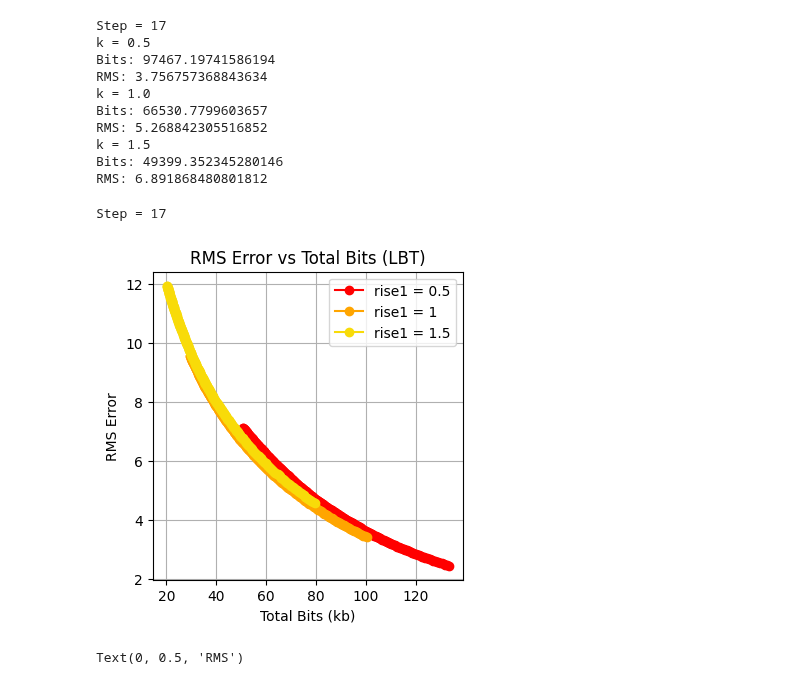
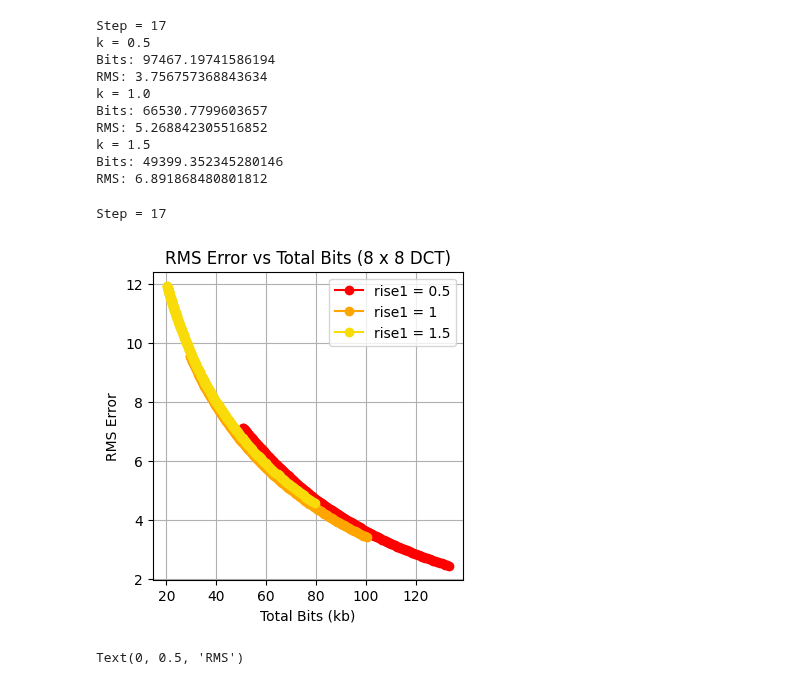
Before and after one commit to AndrewKeYanzhe/cued_sf2_lab-master, a Jupyter notebook: 11 Centre-clipped DCT.ipynb, the cells around one changed output. Drawn from its saved outputs; the diff is of its cells as text; code cells hidden in the pictures.

Commit message:
Fix typo in title

```diff
--- a/11 Centre-clipped DCT.ipynb
+++ b/11 Centre-clipped DCT.ipynb
@@ -109,35 +109,35 @@ for r in k_list:
 
     total_bits_list_vary_rise1.append(tot_bits_list)
     rms_error_list_vary_rise1.append(rms_list)
 
 colors = ['b', 'g', 'r', 'c', 'm', 'y', 'k', 'w',
           'blue', 'green', 'red', 'cyan', 'magenta', 'yellow', 'black', 'white',
           'navy', 'purple', 'or÷ange', 'teal', 'lime', 'brown', 'pink', 'gray',
           'olive', 'gold', 'skyblue', 'darkgreen', 'darkred', 'lightblue', 'lightgreen']
 colors = ['b', 'g', 'r', 'c', 'm', 'y', 'k']
 colors = ['#0084ff',"#80c1ff","#d1e9ff"]
 colors = ['r','orange','#f8db09']
 
 # Plotting the data
 plt.figure(figsize=(4, 4))
 
 for index, value in enumerate(k_list):
     plt.plot(total_bits_list_vary_rise1[index], rms_error_list_vary_rise1[index], marker='o', linestyle='-', color=colors[index], label='rise1 = '+str(k_list[index]))
 
 # Adding title and labels
-plt.title('RMS Error vs Total Bits (LBT)')
+plt.title('RMS Error vs Total Bits (8 x 8 DCT)')
 plt.xlabel('Total Bits (kb)')
 plt.ylabel('RMS Error')
 plt.legend()
 
 # Adding grid
 plt.grid(True)
 
 # Showing the plot
 plt.show()
 # %% [output]
 Step = 17
-[figure, old version]
+[figure, new version]
 # %%
 # Fix total bits, vary rise1, check optimised step and RMS
 
```
Also changed, not shown: 1 other file.
